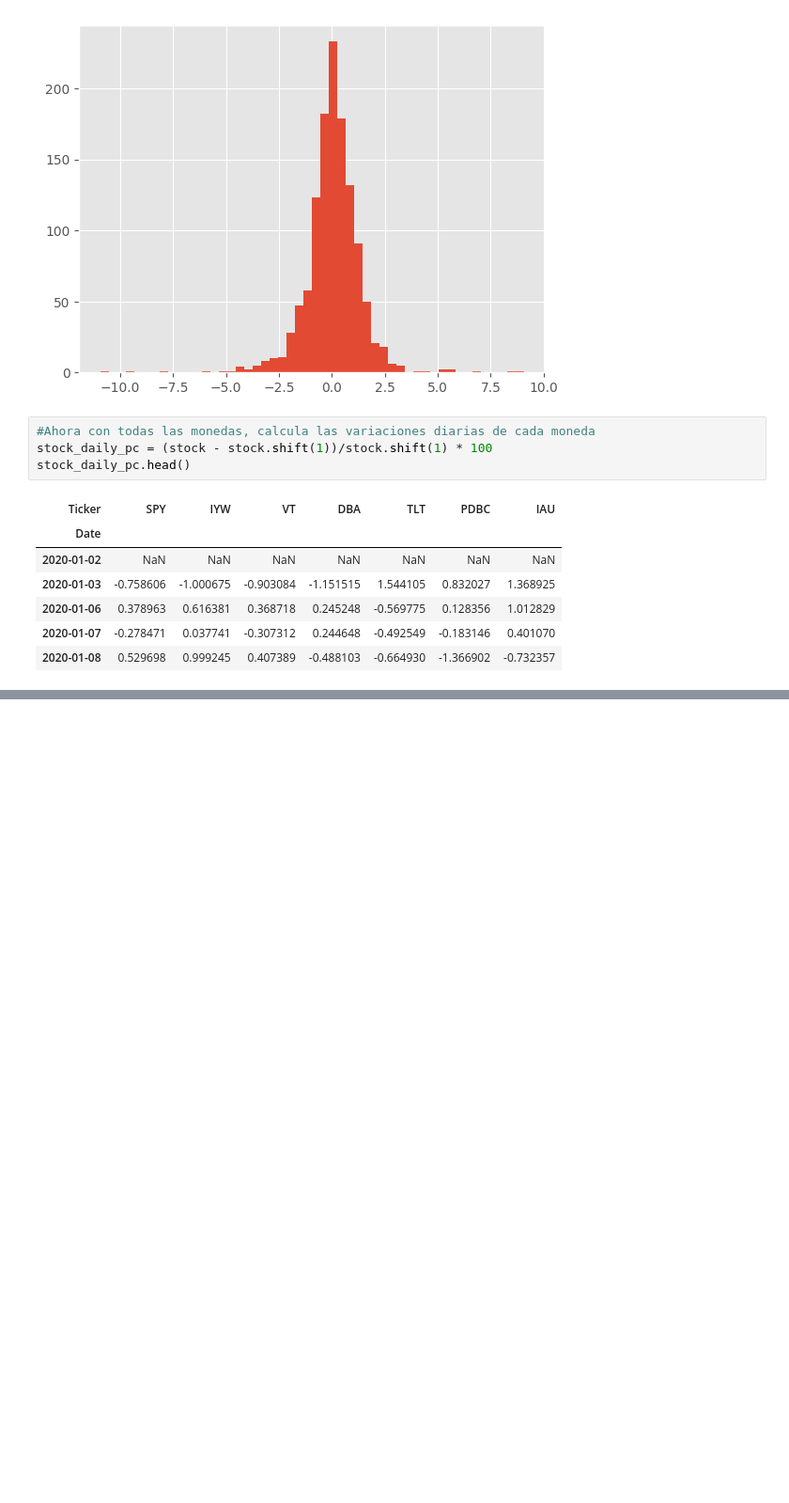
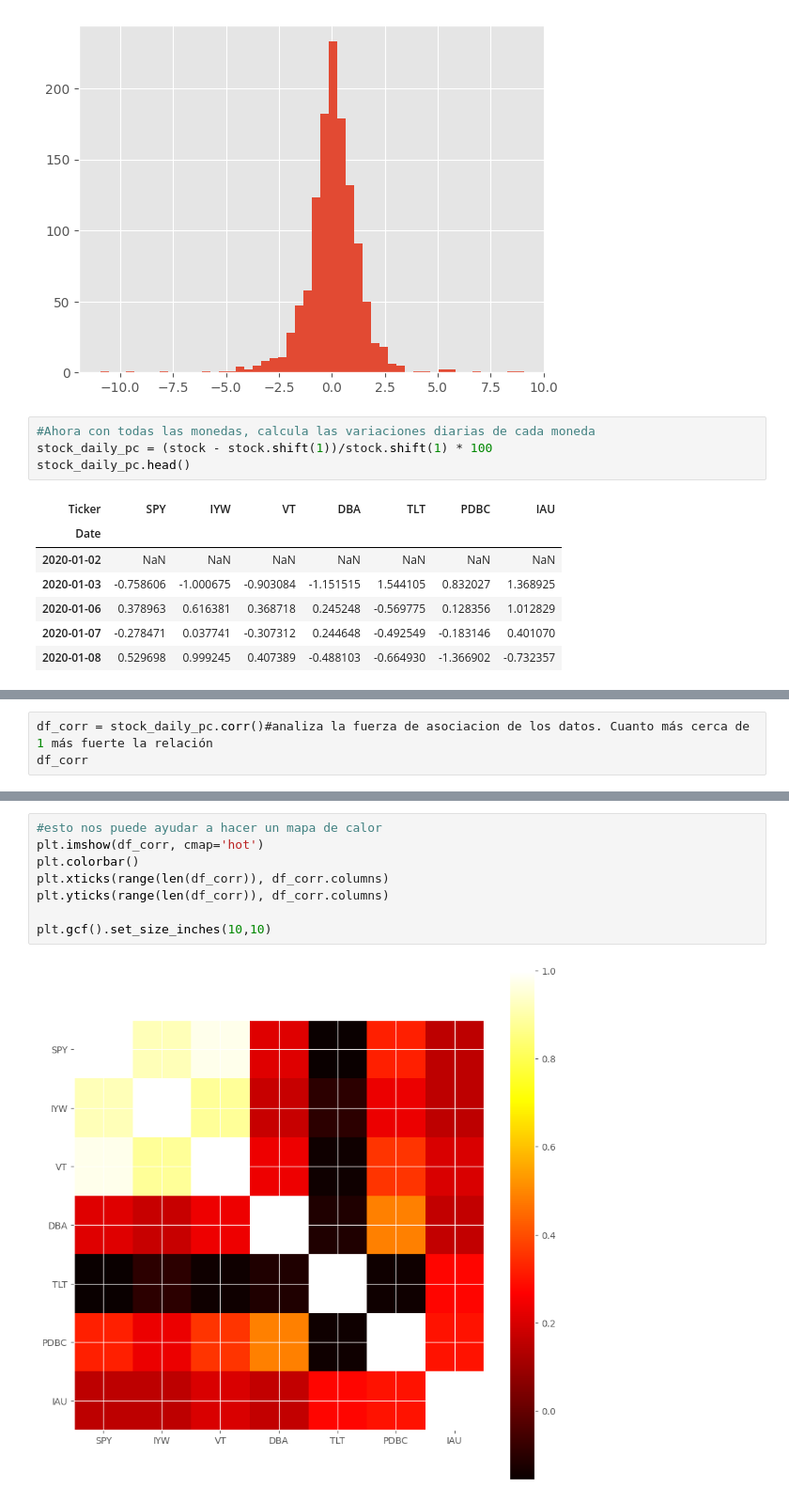
Before and after one commit to Jsssus/JesusSIC, a Jupyter notebook: UNIDAD_08/Mini_proyecto_analisis_datos_1/Mini_proyecto.ipynb, the cells around one changed output, grey strips where cells are left out. Shown at 94% size. Cells and saved outputs as stored; diff of their text form; blank space fills up the shorter version.

```diff
--- a/UNIDAD_08/Mini_proyecto_analisis_datos_1/Mini_proyecto.ipynb
+++ b/UNIDAD_08/Mini_proyecto_analisis_datos_1/Mini_proyecto.ipynb
@@ -257,0 +279,3 @@ stock_d_cr = stock_daily_pc.cumsum()#suma los valores de una serie o lista
+# %%
+df_corr = stock_daily_pc.corr()#analiza la fuerza de asociacion de los datos. Cuanto más cerca de 1 más fuerte la relación
+df_corr
@@ -257,0 +292,10 @@ stock_d_cr = stock_daily_pc.cumsum()#suma los valores de una serie o lista
+# %%
+#esto nos puede ayudar a hacer un mapa de calor
+plt.imshow(df_corr, cmap='hot')
+plt.colorbar()
+plt.xticks(range(len(df_corr)), df_corr.columns)
+plt.yticks(range(len(df_corr)), df_corr.columns)
+
+plt.gcf().set_size_inches(10,10)
+# %% [output]
+[figure, added]
```
Also changed, not shown: parts of 4 cells of this notebook.
